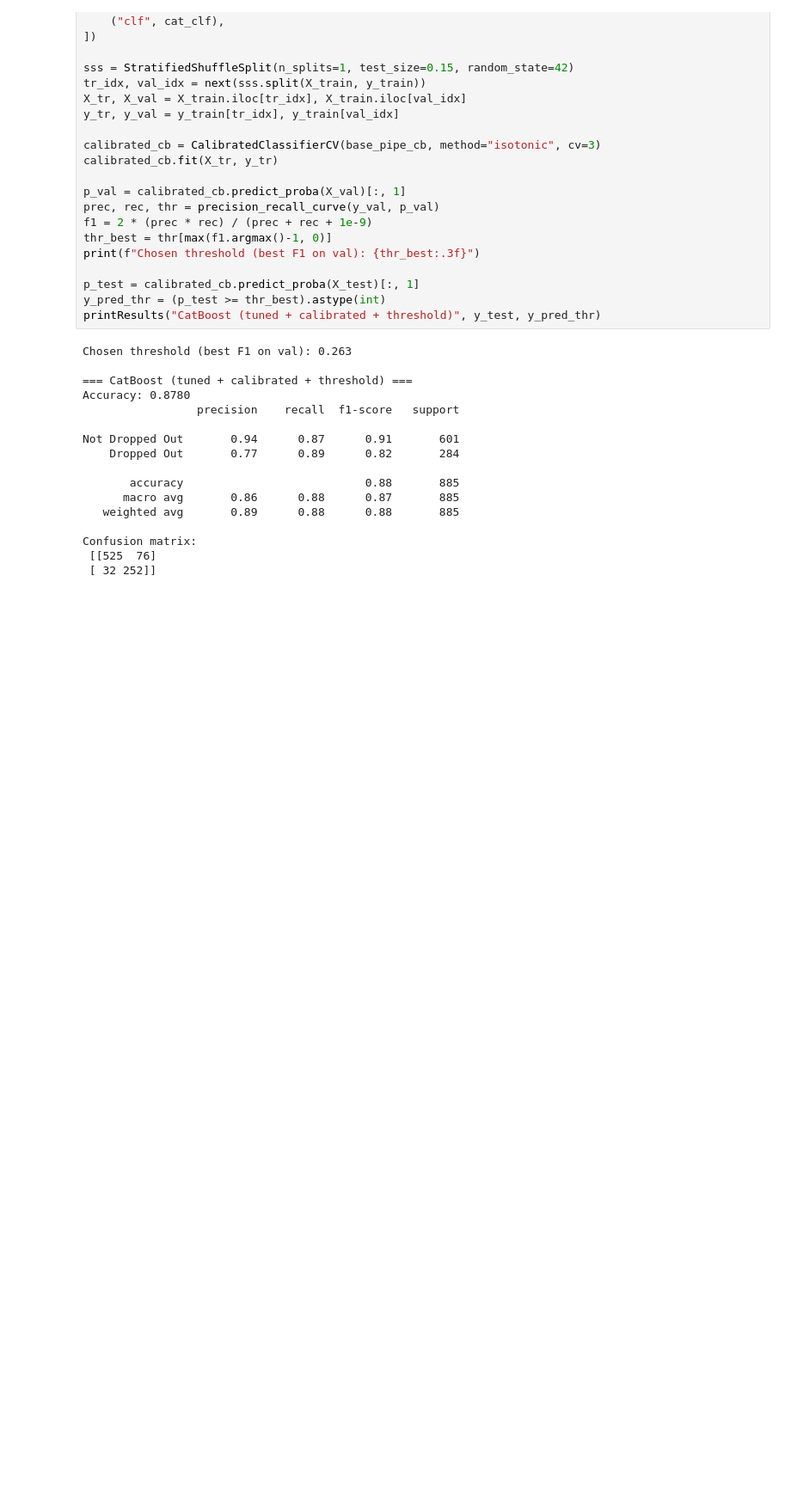
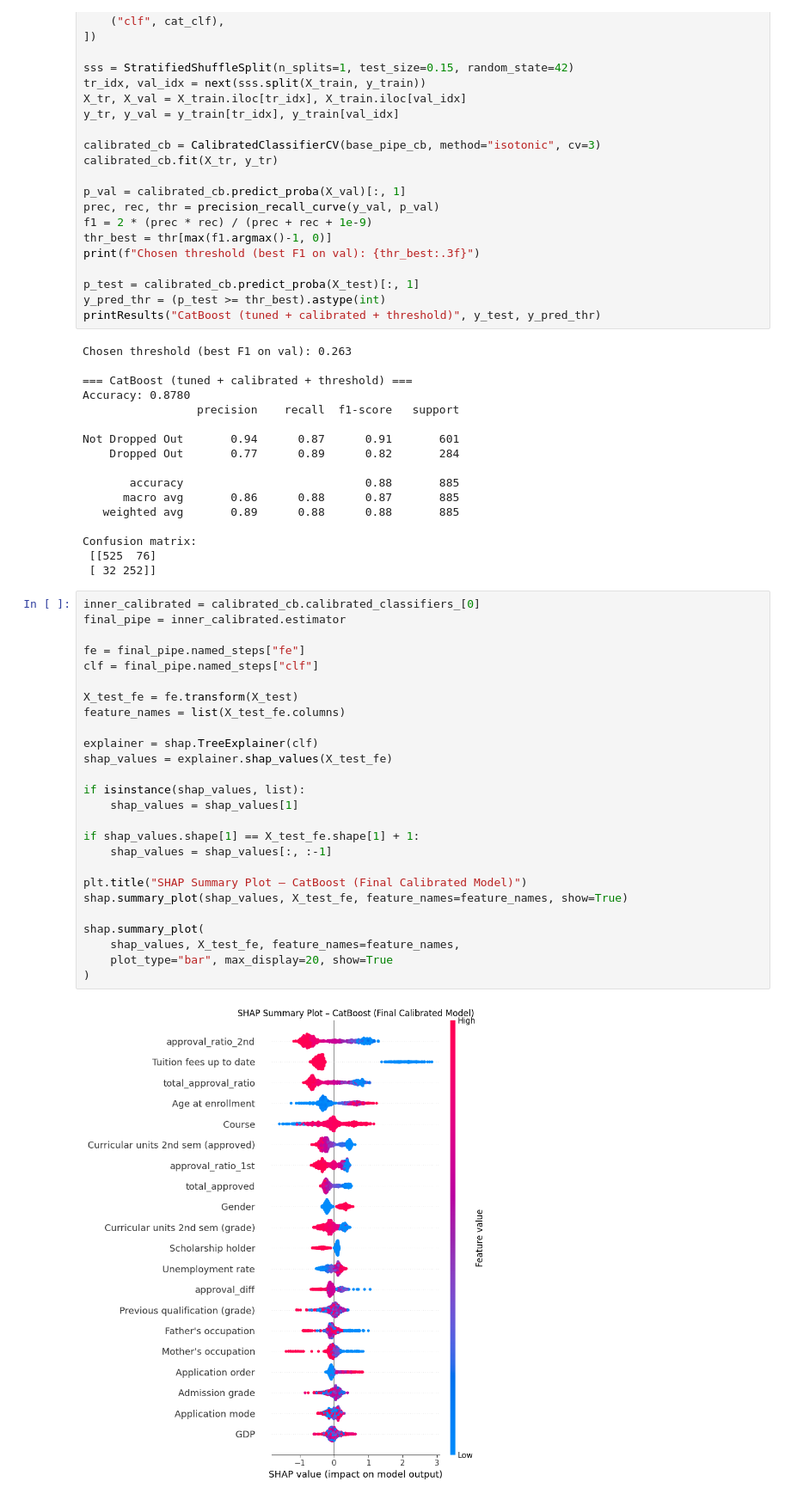
Before and after one commit to williamsaether/Student-Dropout-Prediction, a Jupyter notebook: runoff catboost.ipynb, the cells around one changed output. Shown at 86% size. Cells and saved outputs as stored; diff of their text form; blank space fills up the shorter version.

Commit message:
Add SHAP to final catboost model

```diff
--- a/runoff catboost.ipynb
+++ b/runoff catboost.ipynb
@@ -527,3 +527,31 @@ Not Dropped Out       0.94      0.87      0.91       601
 Confusion matrix:
  [[525  76]
  [ 32 252]]
+# %%
+inner_calibrated = calibrated_cb.calibrated_classifiers_[0]
+final_pipe = inner_calibrated.estimator
+
+fe = final_pipe.named_steps["fe"]
+clf = final_pipe.named_steps["clf"]
+
+X_test_fe = fe.transform(X_test)
+feature_names = list(X_test_fe.columns)
+
+explainer = shap.TreeExplainer(clf)
+shap_values = explainer.shap_values(X_test_fe)
+
+if isinstance(shap_values, list):
+    shap_values = shap_values[1]
+
+if shap_values.shape[1] == X_test_fe.shape[1] + 1:
+    shap_values = shap_values[:, :-1]
+
+plt.title("SHAP Summary Plot – CatBoost (Final Calibrated Model)")
+shap.summary_plot(shap_values, X_test_fe, feature_names=feature_names, show=True)
+
+shap.summary_plot(
+    shap_values, X_test_fe, feature_names=feature_names,
+    plot_type="bar", max_display=20, show=True
+)
+# %% [output]
+[figure, added]
```
Also changed, not shown: parts of 1 cell of this notebook.
